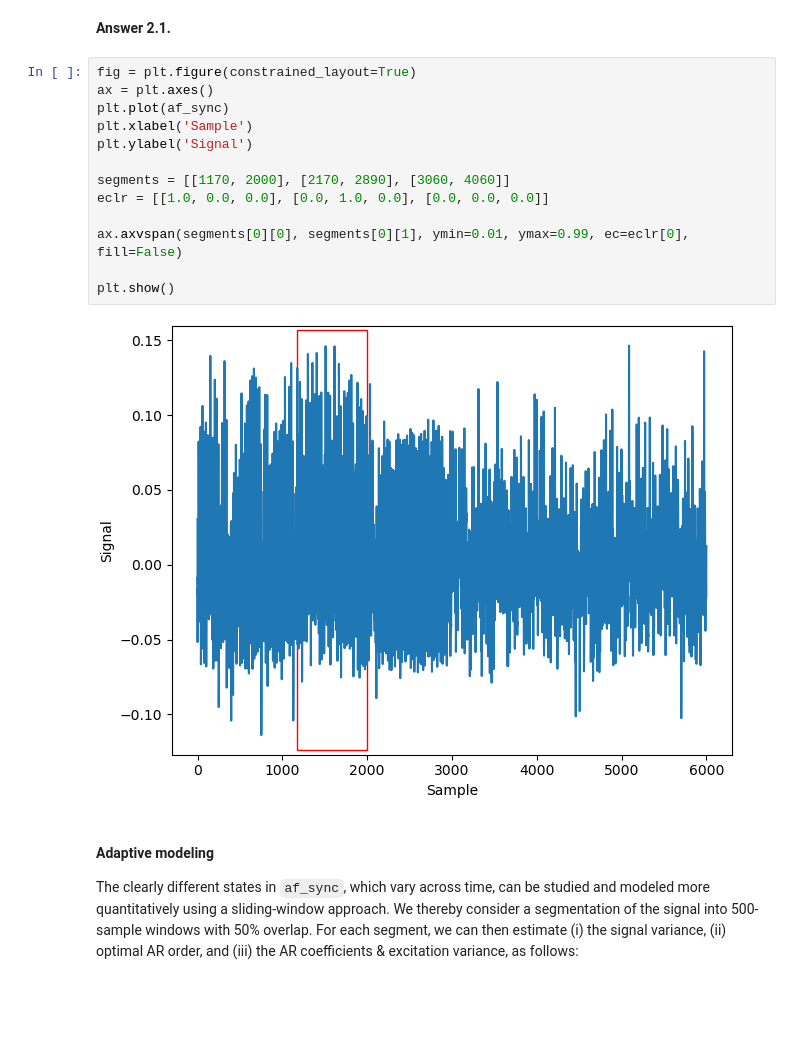
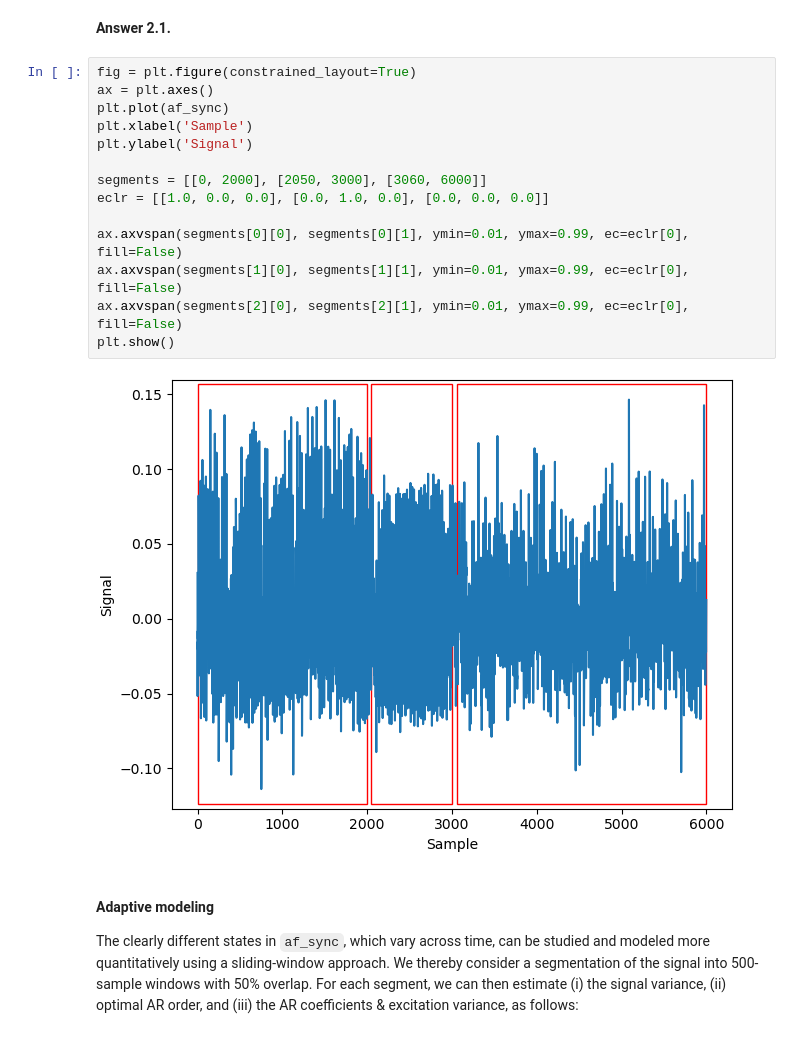
Before and after one commit to ricardo2911/labo, a Jupyter notebook: Labo_05/Lab_LinearModels1.ipynb, the cells around one changed output. Cells and saved outputs as stored; diff of their text form; blank space fills up the shorter version.

```diff
--- a/Labo_05/Lab_LinearModels1.ipynb
+++ b/Labo_05/Lab_LinearModels1.ipynb
@@ -185,18 +197,19 @@ plt.show()
 # %%
 fig = plt.figure(constrained_layout=True)
 ax = plt.axes()
 plt.plot(af_sync)
 plt.xlabel('Sample')
 plt.ylabel('Signal')
 
-segments = [[1170, 2000], [2170, 2890], [3060, 4060]]
+segments = [[0, 2000], [2050, 3000], [3060, 6000]]
 eclr = [[1.0, 0.0, 0.0], [0.0, 1.0, 0.0], [0.0, 0.0, 0.0]]
 
 ax.axvspan(segments[0][0], segments[0][1], ymin=0.01, ymax=0.99, ec=eclr[0], fill=False)
-
+ax.axvspan(segments[1][0], segments[1][1], ymin=0.01, ymax=0.99, ec=eclr[0], fill=False)
+ax.axvspan(segments[2][0], segments[2][1], ymin=0.01, ymax=0.99, ec=eclr[0], fill=False)
 plt.show()
 # %% [output]
-[figure, old version]
+[figure, new version]
 # %% [markdown]
 #### Adaptive modeling
 The clearly different states in `af_sync`, which vary across time, can be studied and modeled more quantitatively using a sliding-window approach. We thereby consider a segmentation of the signal into 500-sample windows with 50% overlap. For each segment, we can then estimate (i) the signal variance, (ii) optimal AR order, and (iii) the AR coefficients & excitation variance, as follows:
```
Also changed, not shown: parts of 7 cells of this notebook.
